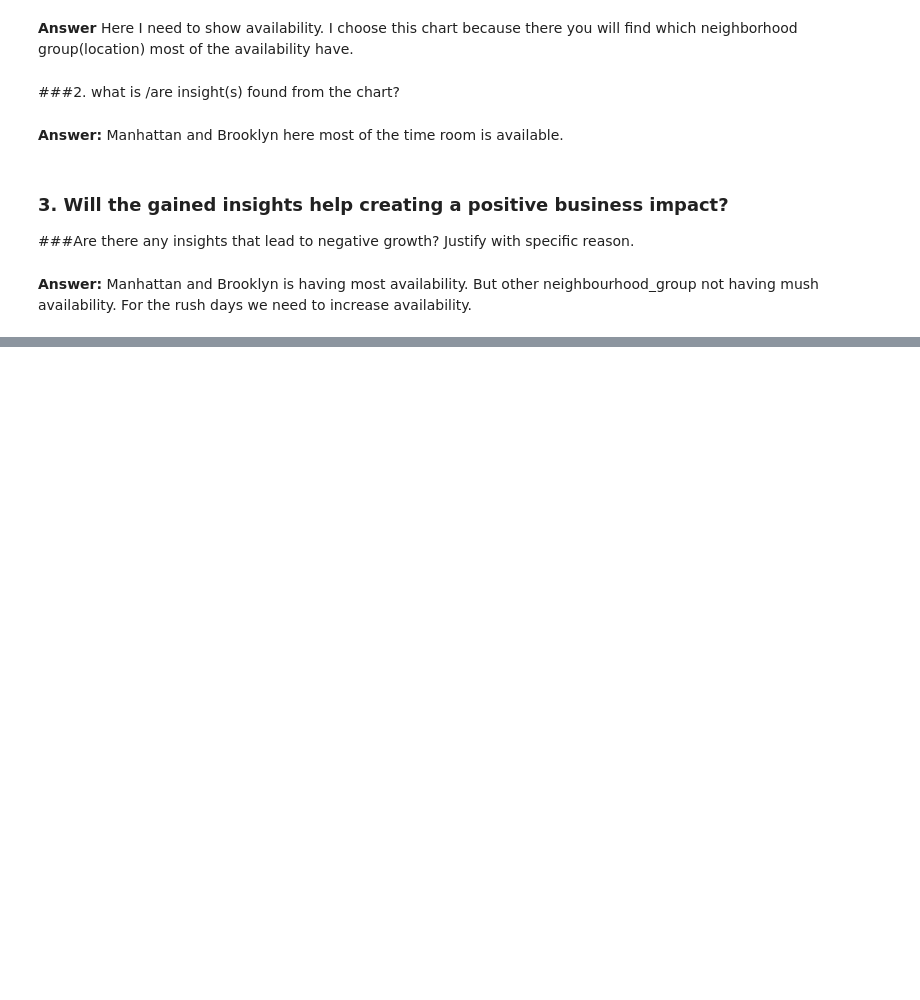
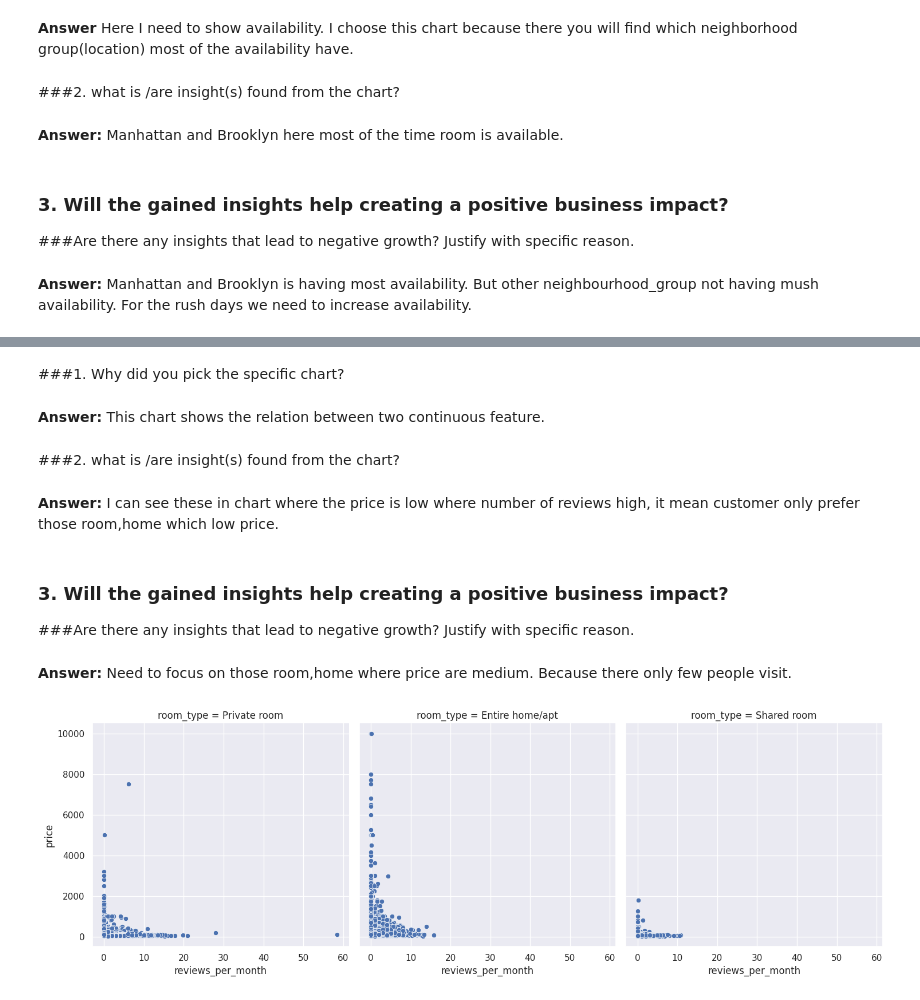
Before and after one commit to David-Kumawat/Capstone_Project-AirBnb_Bookings_Analysis, a Jupyter notebook: Capstone_EDA_Project_AirBnb_Bookings_Analysis.ipynb, the cells around one changed output, grey strips where cells are left out. Cells and saved outputs as stored; diff of their text form; code cells hidden in the pictures; blank space fills up the shorter version.

```diff
--- a/Capstone_EDA_Project_AirBnb_Bookings_Analysis.ipynb
+++ b/Capstone_EDA_Project_AirBnb_Bookings_Analysis.ipynb
@@ -732,0 +787,19 @@ plt.show()
+# %% [markdown]
+###1. Why did you pick the specific chart?
+# %% [markdown]
+**Answer:** This chart shows the relation between two continuous feature.
+# %% [markdown]
+###2. what is /are insight(s) found from the chart?
+# %% [markdown]
+**Answer:** I can see these in chart where the price is low where number of reviews high, it mean customer only prefer those room,home which low price.
+# %% [markdown]
+### 3. Will the gained insights help creating a positive business impact?
+###Are there any insights that lead to negative growth? Justify with specific reason.
+# %% [markdown]
+**Answer:** Need to focus on those room,home where price are medium. Because there only few people visit.
+# %%
+# reviews_per_month v/s price
+sns.relplot(x='reviews_per_month',y='price',data=new_df,col='room_type')
+plt.show()
+# %% [output]
+[figure, added]
```
Also changed, not shown: parts of 48 cells of this notebook.
